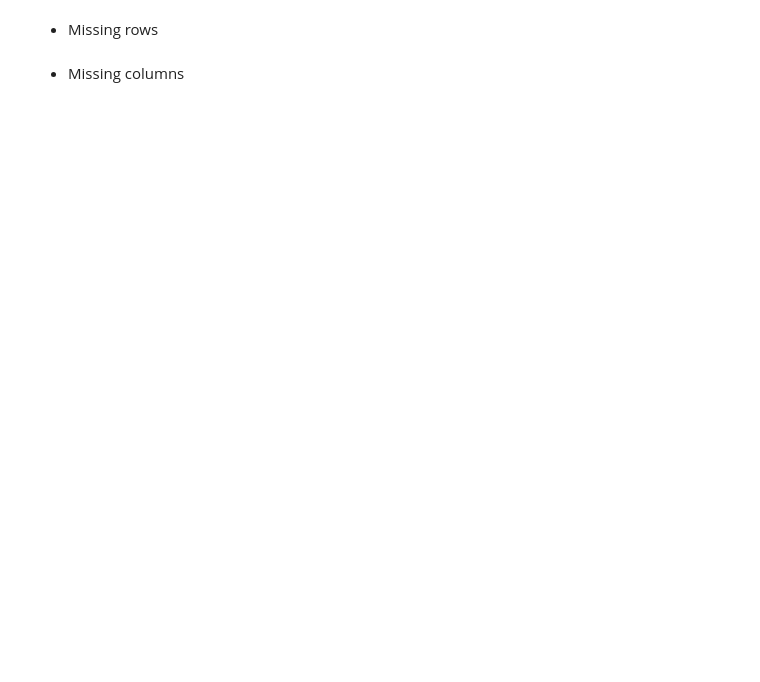
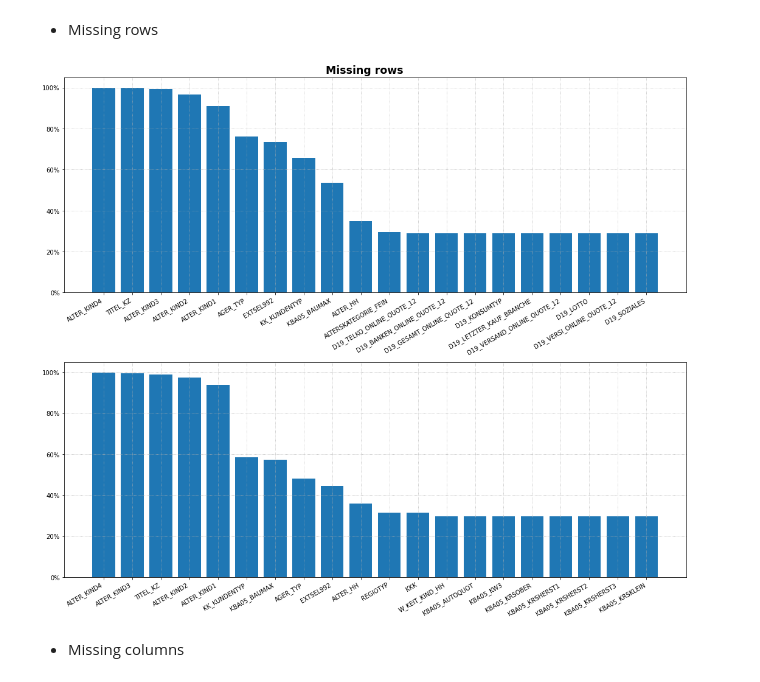
Before and after one commit to GuiOli91/Bertelsmann_Avarto, a Jupyter notebook: Arvato Project Workbook.ipynb, the cells around one changed output. Drawn from its saved outputs; the diff is of its cells as text; code cells hidden in the pictures; blank space fills up the shorter version.

```diff
--- a/Arvato Project Workbook.ipynb
+++ b/Arvato Project Workbook.ipynb
@@ -265,18 +344,23 @@ miss_customer = (customers.isna().sum(axis=0).sort_values(ascending=False)/custo
 # %%
 fig, ax = plt.subplots(2, 1, figsize=(15,13))
 
-ax[0].bar(miss_azdias.index.values, height = miss_azdias)
+ax[0].bar(miss_azdias.index.values, height = miss_azdias * 100)
 ax[0].set_xticklabels(miss_azdias.index.values, rotation=30, ha='right')
 ax[0].grid(True, ls = ':')
+ax[0].yaxis.set_major_formatter(mtick.PercentFormatter())
 
 
-ax[1].bar(miss_customer.index.values, height = miss_customer)
+ax[1].bar(miss_customer.index.values, height = miss_customer * 100)
 ax[1].set_xticklabels(miss_customer.index.values, rotation=30, ha='right')
 ax[1].grid(True, ls = ':')
+ax[1].yaxis.set_major_formatter(mtick.PercentFormatter())
 
+fig.suptitle('Missing rows', fontweight = 'bold', fontsize = 'xx-large')
 fig.tight_layout()
 
 plt.show()
+# %% [output]
+[figure, added]
 # %% [markdown]
 * Missing columns
 # %%
```
Also changed, not shown: parts of 76 cells of this notebook.
